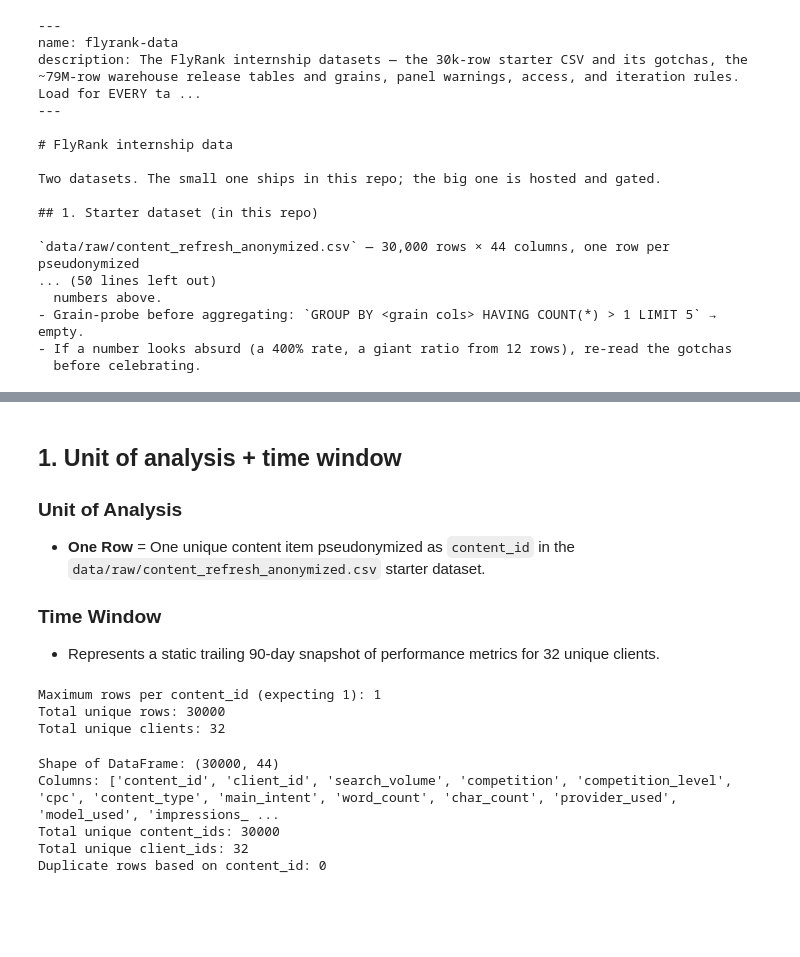
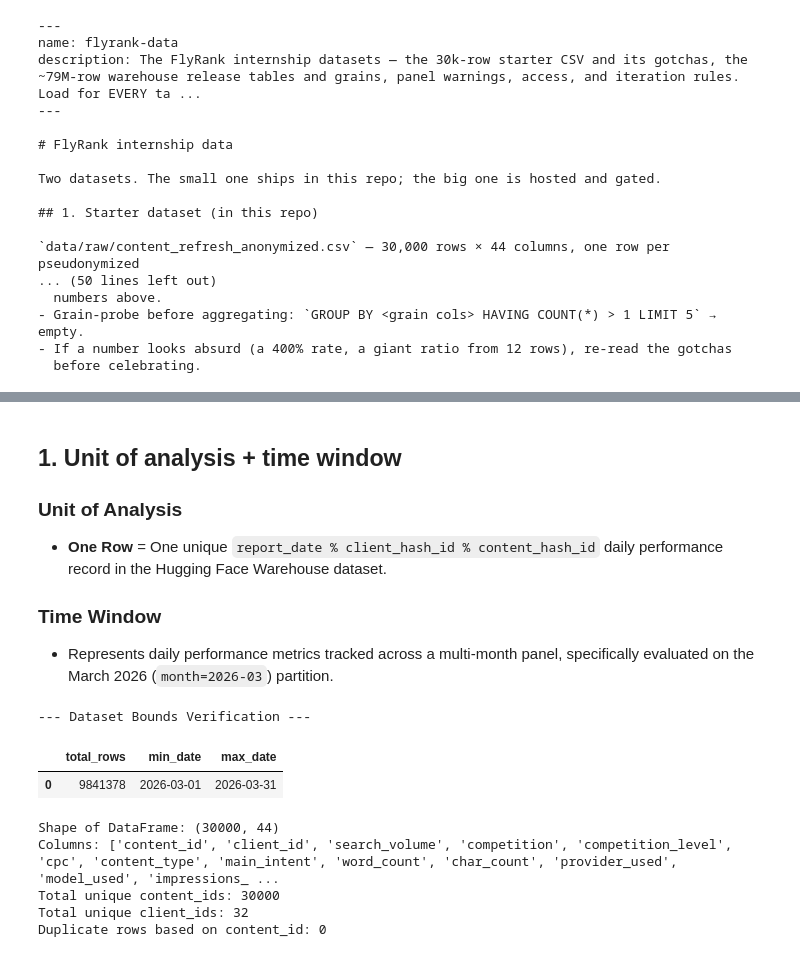
Before and after one commit to fahadelahikhan/flyrank-ml-internship, a Jupyter notebook: work/notebooks/w03_data_contract.ipynb, the cells around one changed output, grey strips where cells are left out. Drawn from its saved outputs; the diff is of its cells as text; code cells hidden in the pictures; blank space fills up the shorter version.

Commit message:
Complete ML-04 data contract

```diff
--- a/work/notebooks/w03_data_contract.ipynb
+++ b/work/notebooks/w03_data_contract.ipynb
@@ -216,28 +216,31 @@ This skeleton is yours to fill. Work the sections **in order** — each one has
 ## 1. Unit of analysis + time window
 
 ### Unit of Analysis
-- **One Row** = One unique content item pseudonymized as `content_id` in the `data/raw/content_refresh_anonymized.csv` starter dataset.
+- **One Row** = One unique `report_date % client_hash_id % content_hash_id` daily performance record in the Hugging Face Warehouse dataset.
 
 ### Time Window
-- Represents a static trailing 90-day snapshot of performance metrics for 32 unique clients.
+- Represents daily performance metrics tracked across a multi-month panel, specifically evaluated on the March 2026 (`month=2026-03`) partition.
-# %%
-import pandas as pd
-
-# Load dataset
-df = pd.read_csv('data/raw/content_refresh_anonymized.csv')
-
-# Claim 1: Unit of analysis is content_id (the grain)
-duplicate_check = df.groupby('content_id').size().max()
-print(f"Maximum rows per content_id (expecting 1): {duplicate_check}")
-assert duplicate_check == 1, "Unit of analysis is not unique!"
-
-# Claim 2: Shape and client counts
-print(f"Total unique rows: {len(df)}")
-print(f"Total unique clients: {df['client_id'].nunique()}")
-# %% [output]
-Maximum rows per content_id (expecting 1): 1
-Total unique rows: 30000
-Total unique clients: 32
+# %%
+import os
+import duckdb
+
+local_file = "/root/.cache/huggingface/hub/datasets--FlyRank--internship-warehouse/snapshots/50cbf7c3909d07be4d1b5906b4d09e882e5acbf2/fact_content_daily_performance/month=2026-03/data_0.parquet"
+con = duckdb.connect()
+
+# Verification of total rows and date boundaries
+stats_query = f"""
+    SELECT
+        COUNT(*) as total_rows,
+        MIN(report_date) as min_date,
+        MAX(report_date) as max_date
+    FROM read_parquet('{local_file}')
+"""
+print("--- Dataset Bounds Verification ---")
+display(con.execute(stats_query).df())
+# %% [output]
+--- Dataset Bounds Verification ---
+|  | total_rows | min_date | max_date |
+| 0 | 9841378 | 2026-03-01 | 2026-03-31 |
 # %%
 import pandas as pd
 import numpy as np
```
Also changed, not shown: parts of 9 cells of this notebook.
